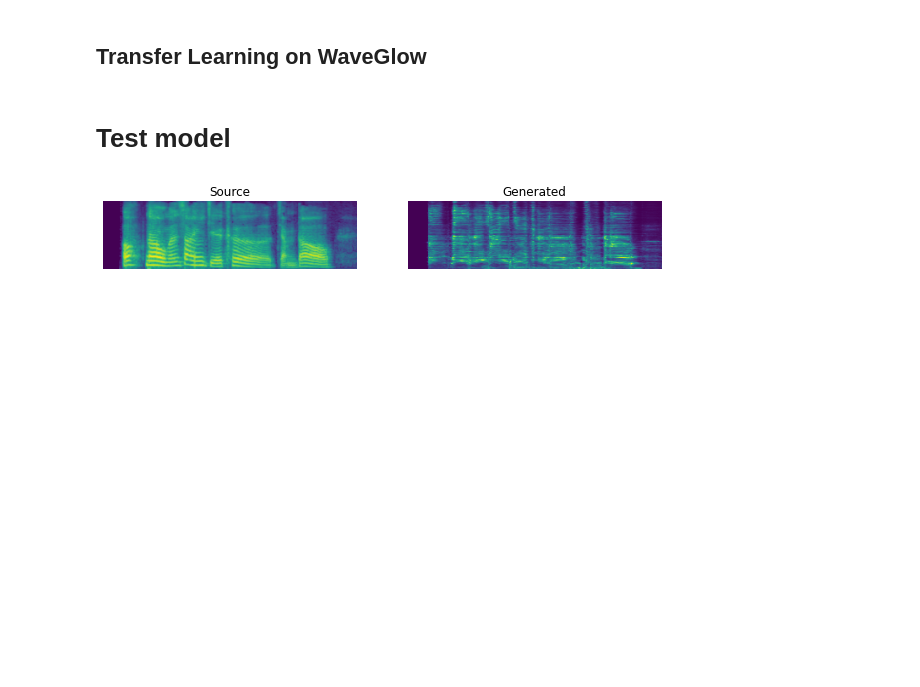
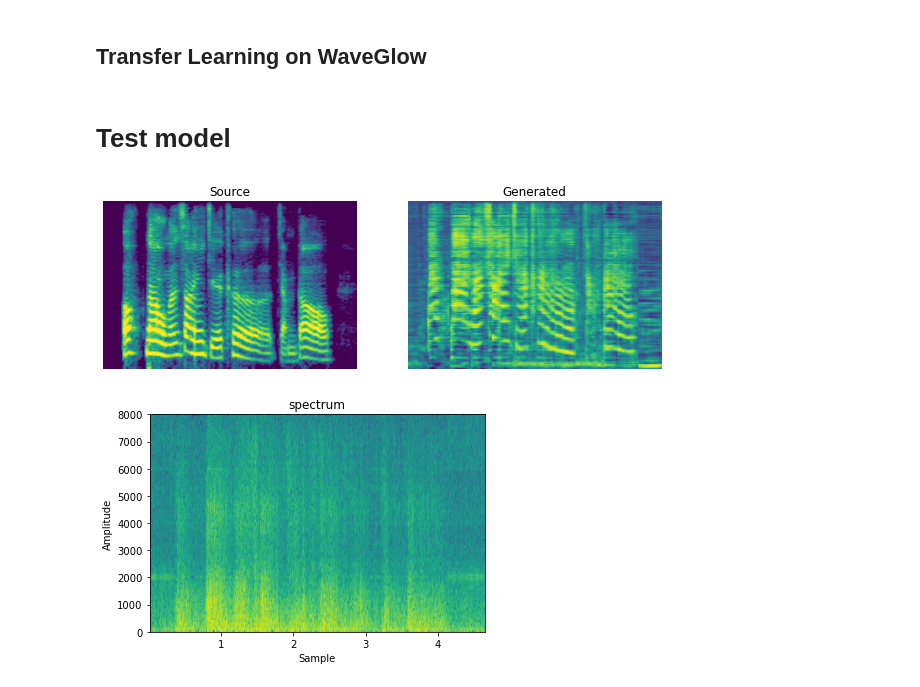
Before and after one commit to mmi366127/2022-Intro-to-AI-final-project, a Jupyter notebook: MelGlow.ipynb, the cells around one changed output. Cells and saved outputs as stored; diff of their text form; code cells hidden in the pictures; blank space fills up the shorter version.

Commit message:
change n_mels to 192 and train the model

```diff
--- a/MelGlow.ipynb
+++ b/MelGlow.ipynb
@@ -666,17 +585,25 @@ torch.save(wave.state_dict(), os.path.join(saved_experiment_path, 'wave.pt'))
 # Test model
 # %%
 
-load_model_path = './saved_model/waveglow_exp/epoch_1'         # path of the pretrained model
-saved_experiment_path = './saved_model/waveglow_exp'   # path of the saved model
+load_model_path = './saved_model/clptolapus_4/epoch_2'         # path of the pretrained model
+saved_experiment_path = './saved_model/waveglow_exp_4'   # path of the saved model
 test_waveform_file = './input/clp/short/clp_test.wav'   # path of the test waveform
 
 shape = 24
 # %%
 
 
-from WaveGlow.processing import wav2spectrum, Denoiser
-from WaveGlow.vars import n_mel_channels, sample_rate
-from utils import loadFile, writeFile, plot_spectrum
+# from WaveGlow.processing import wav2spectrum, Denoiser
+# from WaveGlow.vars import n_mel_channels, sample_rate
+
+from MelGAN.processing import wav2spectrum, hop, sampleRate
+from WaveGlow.processing import Denoiser
+sample_rate = sampleRate
+n_mel_channels = hop
+
+
+
+from utils import loadFile, writeFile, plot_spectrum, plot_spectrogram_with_raw_signal
 from IPython.display import clear_output
 import matplotlib.pyplot as plt
 from MelGAN.models import *
@@ -692,7 +619,8 @@ model_G.load_weights(os.path.join(load_model_path, 'gen.h5'))
 
 x_test = loadFile(test_waveform_file, sample_rate)
 
-s_test = wav2spectrum(x_test).numpy()
+# s_test = wav2spectrum(x_test).numpy()
+s_test = wav2spectrum(x_test)
 
 # generate spectrum
 H, W = s_test.shape
@@ -709,40 +637,53 @@ device.reset()
 
 
 # load WaveGlow model
-PRETRAINED_MODEL = './WaveGlow/waveglow_256channels_universal_v5.pt'
-wave = torch.load(PRETRAINED_MODEL)['model']
-wave = wave.remove_weightnorm(wave)
+# PRETRAINED_MODEL = './WaveGlow/waveglow_256channels_universal_v5.pt'
+# wave = torch.load(PRETRAINED_MODEL)['model']
+# wave = wave.remove_weightnorm(wave)
+
+from WaveGlow.vars import model_config
+from MelGAN.processing import hop
+from glow import WaveGlow
+
+config = model_config
+config['n_mel_channels'] = hop
+
+wave = WaveGlow(**config)
+
 
 wave.load_state_dict(torch.load(os.path.join(saved_experiment_path, 'wave.pt')))
 clear_output()
 
 plot_spectrum(s_test, s_output)
 
 
 # If gpu is available
 if torch.cuda.is_available():
     device = torch.device('cuda')
 else:
     device = torch.device('cpu')
 
 
 wave.eval()
 wave.to(device)
 
-model = Denoiser(wave)
+model = Denoiser(wave, filter_length = 6 * hop, n_overlap = 6, win_length = 6 * hop, mode = 'special')
 model.to(device)
 
 # transforming to waveform
 mel = torch.FloatTensor(s_output[None, :, :]).to(device)
 
 with torch.no_grad():
     audio = wave.infer(mel, sigma = 1.0)
     audio = model(audio)
 
 audio = audio.squeeze()
 audio = audio.cpu().numpy()
 
+plot_spectrogram_with_raw_signal(audio, sample_rate)
+
 
 writeFile('./output/waveglow_.wav', audio, sample_rate)
 # %% [output]
-[figure, old version]
+[figure, new version]
+[figure, added]
```
Also changed, not shown: parts of 11 cells of this notebook, 1 other file.
